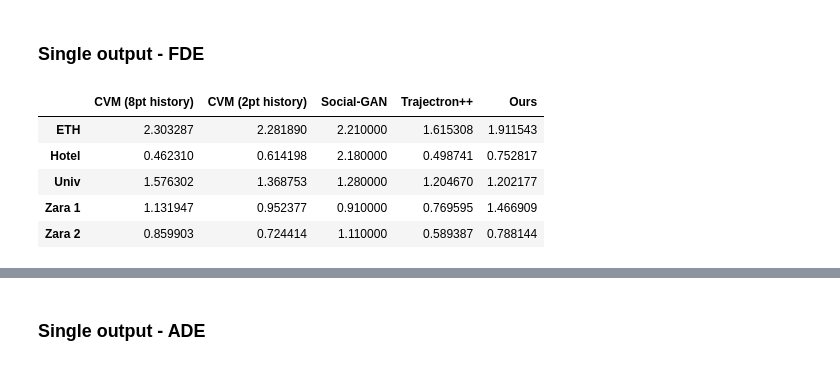
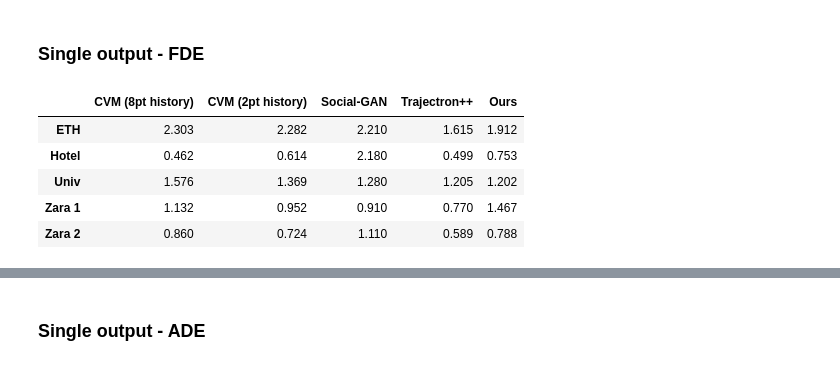
Before and after one commit to karlriis/trajectory-forecasting, a Jupyter notebook: our_method_results_comparison.ipynb, the cells around one changed output, grey strips where cells are left out. Cells and saved outputs as stored; diff of their text form; code cells hidden in the pictures.

Commit message:
round values in results dataframe

```diff
--- a/our_method_results_comparison.ipynb
+++ b/our_method_results_comparison.ipynb
@@ -602,11 +602,11 @@ Zara 2 & 0.296717 & 0.303092 & 0.420000 & \textbf{0.115362} & 0.183251 \\
 # %% [markdown]
 ### Single output - FDE
 # %%
-df_most_likely_fde.style.highlight_min(color = 'lightgreen', axis = 1)
+df_most_likely_fde.style.highlight_min(color = 'lightgreen', axis = 1).format(precision=3)
 # %% [output]
 |  | CVM (8pt history) | CVM (2pt history) | Social-GAN | Trajectron++ | Ours |
-| ETH | 2.303287 | 2.281890 | 2.210000 | 1.615308 | 1.911543 |
-| Hotel | 0.462310 | 0.614198 | 2.180000 | 0.498741 | 0.752817 |
-| Univ | 1.576302 | 1.368753 | 1.280000 | 1.204670 | 1.202177 |
-| Zara 1 | 1.131947 | 0.952377 | 0.910000 | 0.769595 | 1.466909 |
-| Zara 2 | 0.859903 | 0.724414 | 1.110000 | 0.589387 | 0.788144 |
+| ETH | 2.303 | 2.282 | 2.210 | 1.615 | 1.912 |
+| Hotel | 0.462 | 0.614 | 2.180 | 0.499 | 0.753 |
+| Univ | 1.576 | 1.369 | 1.280 | 1.205 | 1.202 |
+| Zara 1 | 1.132 | 0.952 | 0.910 | 0.770 | 1.467 |
+| Zara 2 | 0.860 | 0.724 | 1.110 | 0.589 | 0.788 |
```
Also changed, not shown: parts of 13 cells of this notebook.
